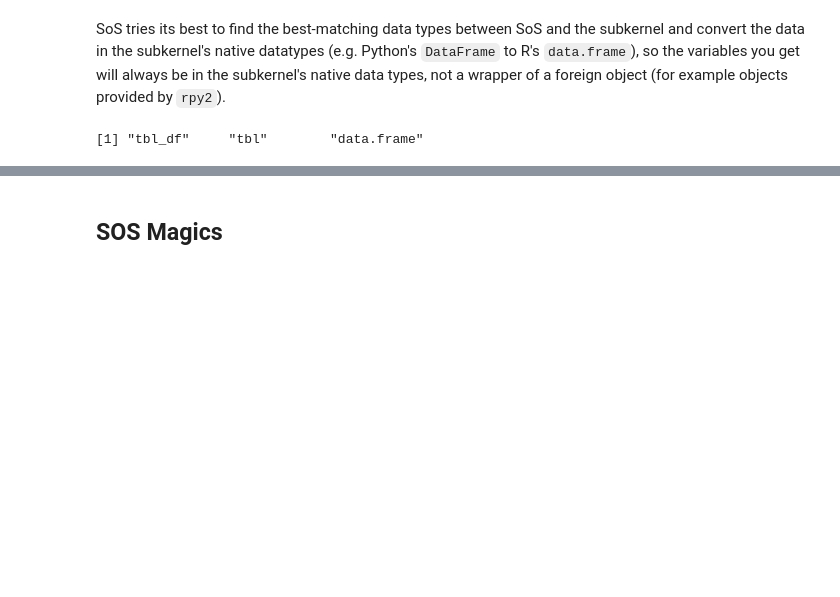
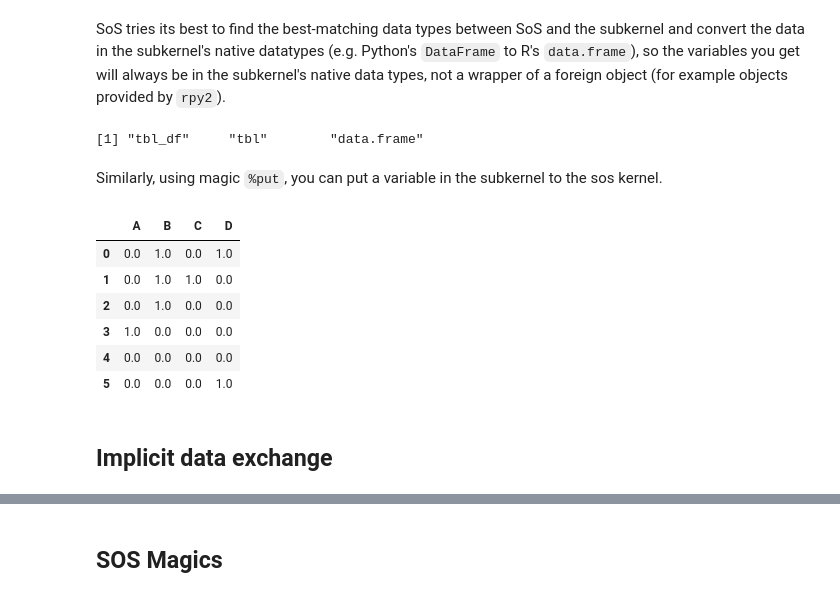
Before and after one commit to jirikuncar/SOS, a Jupyter notebook: docs/src/documentation/Notebook_Interface.ipynb, the cells around one changed output, grey strips where cells are left out. Cells and saved outputs as stored; diff of their text form; code cells hidden in the pictures; blank space fills up the shorter version.

Commit message:
Properly implement magic variables during kernel switch #342 and document the updated interface
Former-commit-id: cd3d7d0d53b4a64c7b50731f51f5463f3e713c5e

```diff
--- a/docs/src/documentation/Notebook_Interface.ipynb
+++ b/docs/src/documentation/Notebook_Interface.ipynb
@@ -138,3 +140,8 @@ SoS tries its best to find the best-matching data types between SoS and the subk
 class(data)
 # %% [output]
 [1] "tbl_df"     "tbl"        "data.frame"
+# %% [markdown]
+Similarly, using magic `%put`, you can put a variable in the subkernel to the sos kernel.
+# %%
+data[ data < 1] = 0
+data[ data > 1] = 1
@@ -140,0 +150,13 @@ class(data)
+# %%
+%use sos
+data
+# %% [output]
+|  | A | B | C | D |
+| 0 | 0.0 | 1.0 | 0.0 | 1.0 |
+| 1 | 0.0 | 1.0 | 1.0 | 0.0 |
+| 2 | 0.0 | 1.0 | 0.0 | 0.0 |
+| 3 | 1.0 | 0.0 | 0.0 | 0.0 |
+| 4 | 0.0 | 0.0 | 0.0 | 0.0 |
+| 5 | 0.0 | 0.0 | 0.0 | 1.0 |
+# %% [markdown]
+## Implicit data exchange
```
Also changed, not shown: parts of 11 cells of this notebook, 2 other files.
